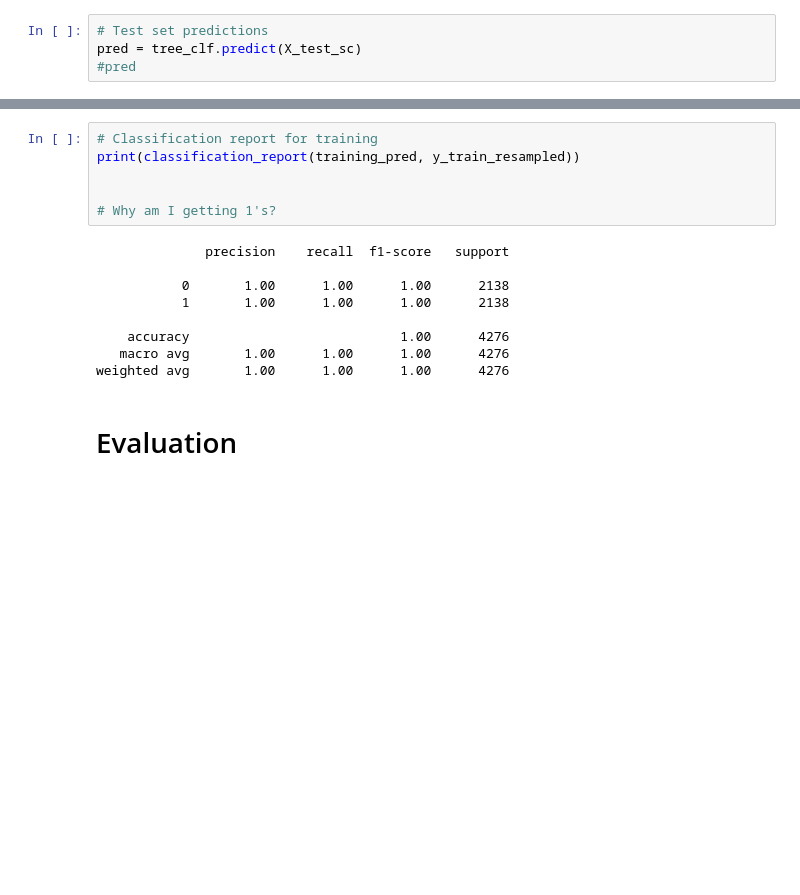
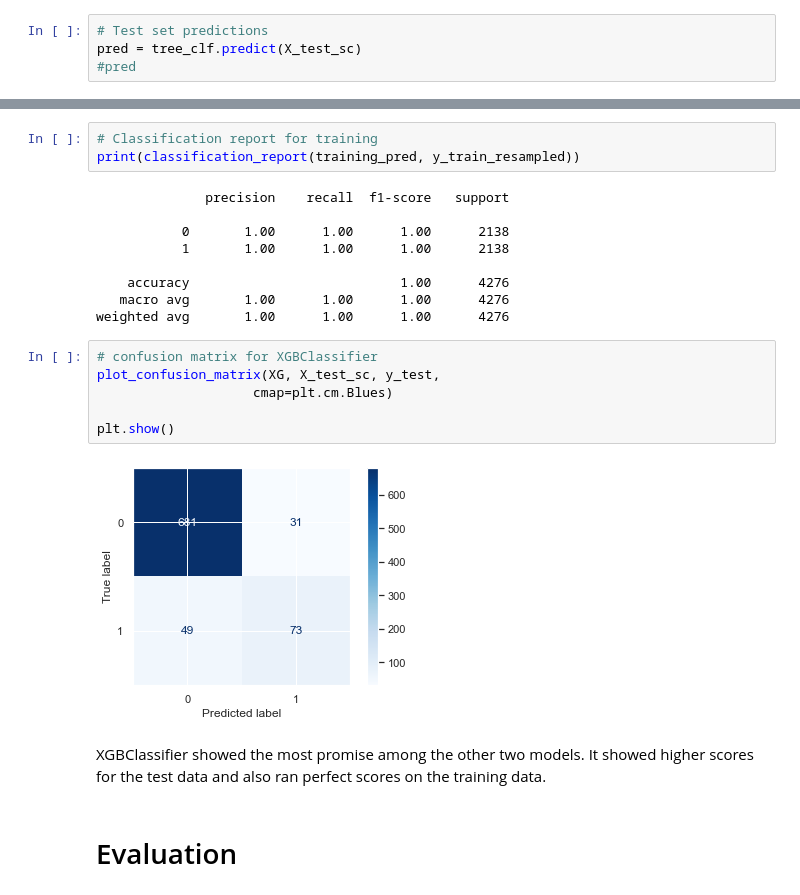
Before and after one commit to ashakeri92/dsc-phase-3-project-v2-3, a Jupyter notebook: Analysis.ipynb, the cells around one changed output, grey strips where cells are left out. Drawn from its saved outputs; the diff is of its cells as text; blank space fills up the shorter version.

```diff
--- a/Analysis.ipynb
+++ b/Analysis.ipynb
@@ -349,9 +389,6 @@ weighted avg       0.92      0.91      0.92       834
 # %%
 # Classification report for training
 print(classification_report(training_pred, y_train_resampled))
-
-
-# Why am I getting 1's?
 # %% [output]
               precision    recall  f1-score   support
 
@@ -361,6 +398,16 @@ print(classification_report(training_pred, y_train_resampled))
     accuracy                           1.00      4276
    macro avg       1.00      1.00      1.00      4276
 weighted avg       1.00      1.00      1.00      4276
+# %%
+# confusion matrix for XGBClassifier
+plot_confusion_matrix(XG, X_test_sc, y_test,
+                    cmap=plt.cm.Blues)
+
+plt.show()
+# %% [output]
+[figure, added]
+# %% [markdown]
+XGBClassifier showed the most promise among the other two models. It showed higher scores for the test data and also ran perfect scores on the training data.
 # %% [markdown]
 # Evaluation
 # %% [markdown]
```
Also changed, not shown: parts of 23 cells of this notebook.
